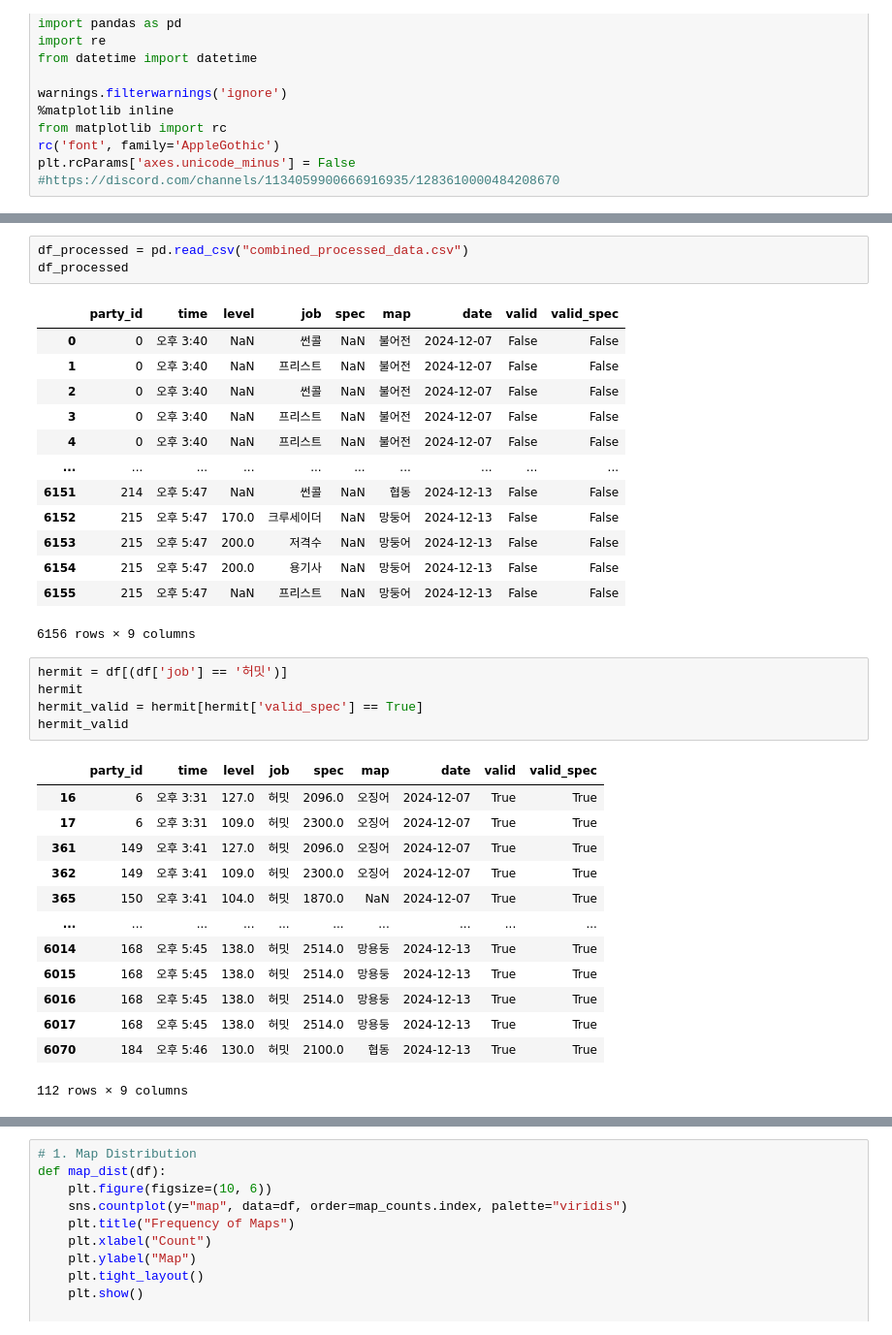
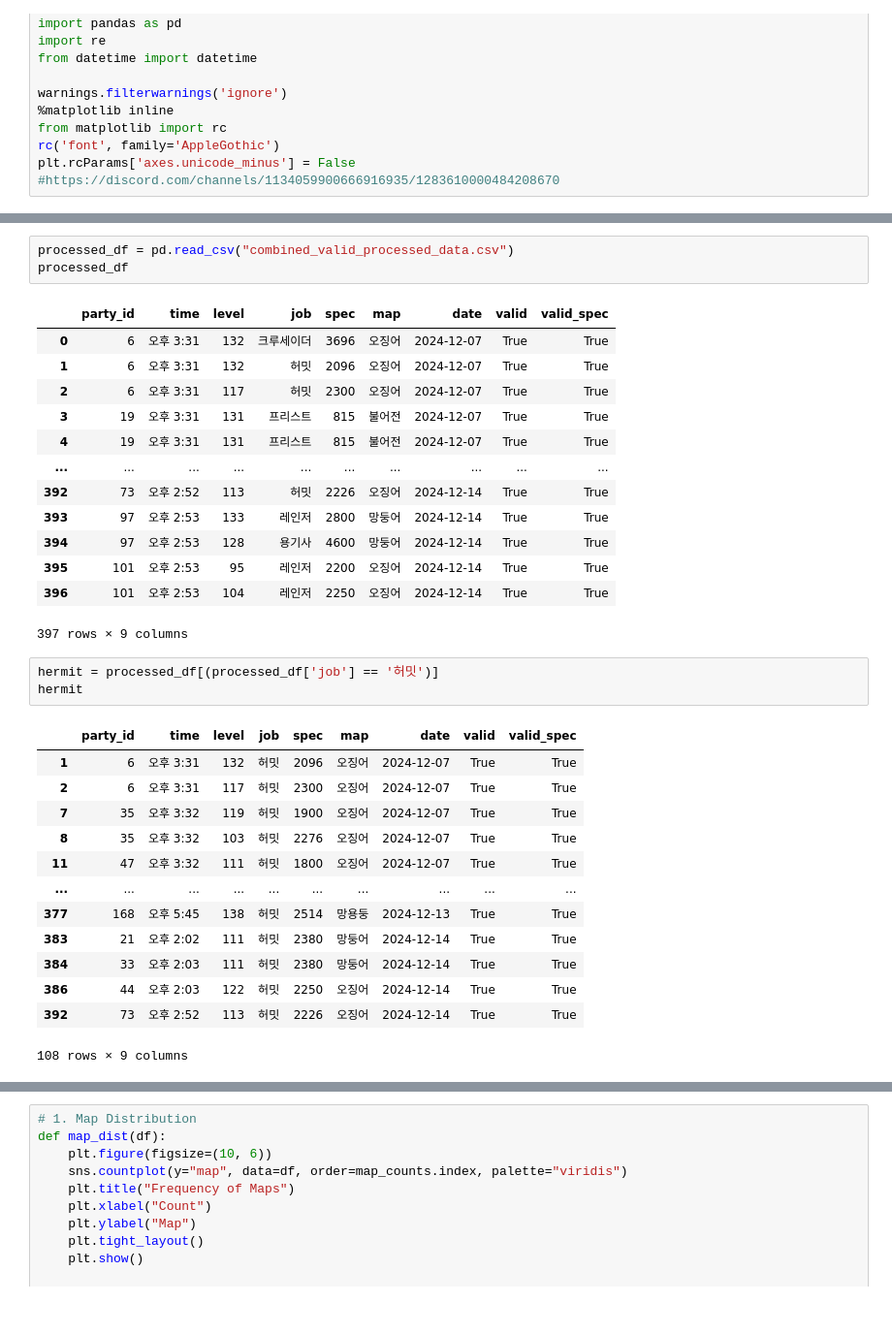
Before and after one commit to jongwonIee/mapleland, a Jupyter notebook: party/main.ipynb, the cells around one changed output, grey strips where cells are left out. Shown at 97% size. Drawn from its saved outputs; the diff is of its cells as text.

Commit message:
1214 data and refactoring

```diff
--- a/party/main.ipynb
+++ b/party/main.ipynb
@@ -222,36 +232,34 @@ df
 # %%
-df_processed = pd.read_csv("combined_processed_data.csv")
-df_processed
+processed_df = pd.read_csv("combined_valid_processed_data.csv")
+processed_df
 # %% [output]
 |  | party_id | time | level | job | spec | map | date | valid | valid_spec |
-| 0 | 0 | 오후 3:40 | NaN | 썬콜 | NaN | 불어전 | 2024-12-07 | False | False |
-| 1 | 0 | 오후 3:40 | NaN | 프리스트 | NaN | 불어전 | 2024-12-07 | False | False |
-| 2 | 0 | 오후 3:40 | NaN | 썬콜 | NaN | 불어전 | 2024-12-07 | False | False |
-| 3 | 0 | 오후 3:40 | NaN | 프리스트 | NaN | 불어전 | 2024-12-07 | False | False |
-| 4 | 0 | 오후 3:40 | NaN | 프리스트 | NaN | 불어전 | 2024-12-07 | False | False |
+| 0 | 6 | 오후 3:31 | 132 | 크루세이더 | 3696 | 오징어 | 2024-12-07 | True | True |
+| 1 | 6 | 오후 3:31 | 132 | 허밋 | 2096 | 오징어 | 2024-12-07 | True | True |
+| 2 | 6 | 오후 3:31 | 117 | 허밋 | 2300 | 오징어 | 2024-12-07 | True | True |
+| 3 | 19 | 오후 3:31 | 131 | 프리스트 | 815 | 불어전 | 2024-12-07 | True | True |
+| 4 | 19 | 오후 3:31 | 131 | 프리스트 | 815 | 불어전 | 2024-12-07 | True | True |
 | ... | ... | ... | ... | ... | ... | ... | ... | ... | ... |
-| 6151 | 214 | 오후 5:47 | NaN | 썬콜 | NaN | 협동 | 2024-12-13 | False | False |
-| 6152 | 215 | 오후 5:47 | 170.0 | 크루세이더 | NaN | 망둥어 | 2024-12-13 | False | False |
-| 6153 | 215 | 오후 5:47 | 200.0 | 저격수 | NaN | 망둥어 | 2024-12-13 | False | False |
-| 6154 | 215 | 오후 5:47 | 200.0 | 용기사 | NaN | 망둥어 | 2024-12-13 | False | False |
-| 6155 | 215 | 오후 5:47 | NaN | 프리스트 | NaN | 망둥어 | 2024-12-13 | False | False |
+| 392 | 73 | 오후 2:52 | 113 | 허밋 | 2226 | 오징어 | 2024-12-14 | True | True |
+| 393 | 97 | 오후 2:53 | 133 | 레인저 | 2800 | 망둥어 | 2024-12-14 | True | True |
+| 394 | 97 | 오후 2:53 | 128 | 용기사 | 4600 | 망둥어 | 2024-12-14 | True | True |
+| 395 | 101 | 오후 2:53 | 95 | 레인저 | 2200 | 오징어 | 2024-12-14 | True | True |
+| 396 | 101 | 오후 2:53 | 104 | 레인저 | 2250 | 오징어 | 2024-12-14 | True | True |
-6156 rows × 9 columns
+397 rows × 9 columns
 # %%
-hermit = df[(df['job'] == '허밋')]
+hermit = processed_df[(processed_df['job'] == '허밋')]
 hermit
-hermit_valid = hermit[hermit['valid_spec'] == True]
-hermit_valid
 # %% [output]
 |  | party_id | time | level | job | spec | map | date | valid | valid_spec |
-| 16 | 6 | 오후 3:31 | 127.0 | 허밋 | 2096.0 | 오징어 | 2024-12-07 | True | True |
-| 17 | 6 | 오후 3:31 | 109.0 | 허밋 | 2300.0 | 오징어 | 2024-12-07 | True | True |
-| 361 | 149 | 오후 3:41 | 127.0 | 허밋 | 2096.0 | 오징어 | 2024-12-07 | True | True |
-| 362 | 149 | 오후 3:41 | 109.0 | 허밋 | 2300.0 | 오징어 | 2024-12-07 | True | True |
-| 365 | 150 | 오후 3:41 | 104.0 | 허밋 | 1870.0 | NaN | 2024-12-07 | True | True |
+| 1 | 6 | 오후 3:31 | 132 | 허밋 | 2096 | 오징어 | 2024-12-07 | True | True |
+| 2 | 6 | 오후 3:31 | 117 | 허밋 | 2300 | 오징어 | 2024-12-07 | True | True |
+| 7 | 35 | 오후 3:32 | 119 | 허밋 | 1900 | 오징어 | 2024-12-07 | True | True |
+| 8 | 35 | 오후 3:32 | 103 | 허밋 | 2276 | 오징어 | 2024-12-07 | True | True |
+| 11 | 47 | 오후 3:32 | 111 | 허밋 | 1800 | 오징어 | 2024-12-07 | True | True |
 | ... | ... | ... | ... | ... | ... | ... | ... | ... | ... |
-| 6014 | 168 | 오후 5:45 | 138.0 | 허밋 | 2514.0 | 망용둥 | 2024-12-13 | True | True |
-| 6015 | 168 | 오후 5:45 | 138.0 | 허밋 | 2514.0 | 망용둥 | 2024-12-13 | True | True |
-| 6016 | 168 | 오후 5:45 | 138.0 | 허밋 | 2514.0 | 망용둥 | 2024-12-13 | True | True |
-| 6017 | 168 | 오후 5:45 | 138.0 | 허밋 | 2514.0 | 망용둥 | 2024-12-13 | True | True |
-| 6070 | 184 | 오후 5:46 | 130.0 | 허밋 | 2100.0 | 협동 | 2024-12-13 | True | True |
+| 377 | 168 | 오후 5:45 | 138 | 허밋 | 2514 | 망용둥 | 2024-12-13 | True | True |
+| 383 | 21 | 오후 2:02 | 111 | 허밋 | 2380 | 망둥어 | 2024-12-14 | True | True |
+| 384 | 33 | 오후 2:03 | 111 | 허밋 | 2380 | 망둥어 | 2024-12-14 | True | True |
+| 386 | 44 | 오후 2:03 | 122 | 허밋 | 2250 | 오징어 | 2024-12-14 | True | True |
+| 392 | 73 | 오후 2:52 | 113 | 허밋 | 2226 | 오징어 | 2024-12-14 | True | True |
-112 rows × 9 columns
+108 rows × 9 columns
```
Also changed, not shown: parts of 7 cells of this notebook, 20 other files.
